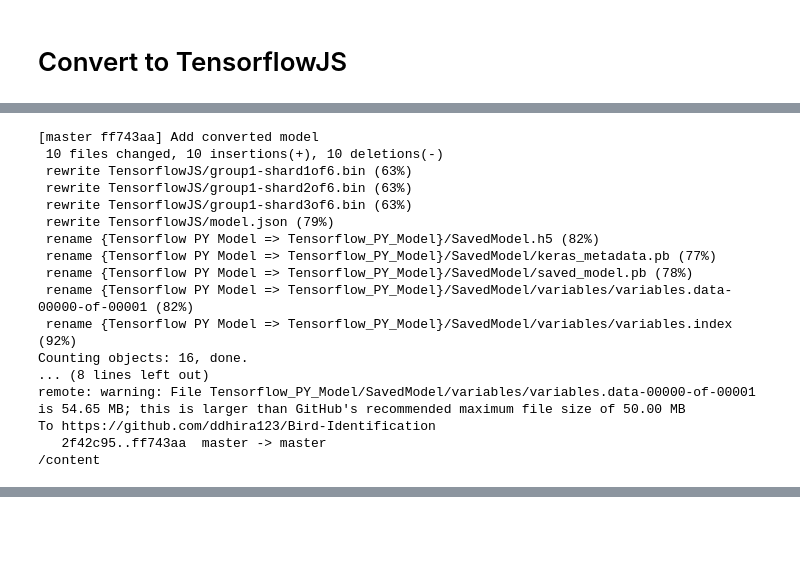
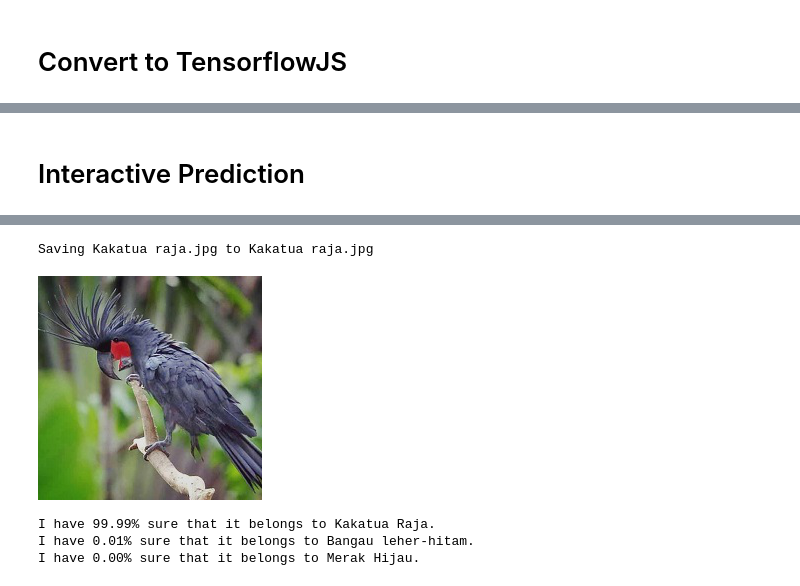
Before and after one commit to ddhira123/Bird-Identification, a Jupyter notebook: Skripsi.ipynb, the cells around one changed output, grey strips where cells are left out. Saved outputs shown, nothing was run; the diff lists cells and outputs as text; code cells hidden in the pictures; blank space fills up the shorter version.

```diff
--- a/Skripsi.ipynb
+++ b/Skripsi.ipynb
@@ -324,28 +361,0 @@ Checking out files: 100% (413/413), done.
-# %%
-import os
-if os.getcwd() != '/content/Bird-Identification' and os.path.isdir('/content/Bird-Identification'):
-  os.chdir(working_dir)
-
-!git add .
-!git commit -m 'Add converted model'  # commit in Colab
-!git push origin master          # push to github
-
-%cd ..
-# %% [output]
-[master ff743aa] Add converted model
- 10 files changed, 10 insertions(+), 10 deletions(-)
- rewrite TensorflowJS/group1-shard1of6.bin (63%)
- rewrite TensorflowJS/group1-shard2of6.bin (63%)
- rewrite TensorflowJS/group1-shard3of6.bin (63%)
- rewrite TensorflowJS/model.json (79%)
- rename {Tensorflow PY Model => Tensorflow_PY_Model}/SavedModel.h5 (82%)
- rename {Tensorflow PY Model => Tensorflow_PY_Model}/SavedModel/keras_metadata.pb (77%)
- rename {Tensorflow PY Model => Tensorflow_PY_Model}/SavedModel/saved_model.pb (78%)
- rename {Tensorflow PY Model => Tensorflow_PY_Model}/SavedModel/variables/variables.data-00000-of-00001 (82%)
- rename {Tensorflow PY Model => Tensorflow_PY_Model}/SavedModel/variables/variables.index (92%)
-Counting objects: 16, done.
-... (8 lines left out)
-remote: warning: File Tensorflow_PY_Model/SavedModel/variables/variables.data-00000-of-00001 is 54.65 MB; this is larger than GitHub's recommended maximum file size of 50.00 MB
-To https://github.com/ddhira123/Bird-Identification
-   2f42c95..ff743aa  master -> master
-/content
@@ -353,0 +362,2 @@ To https://github.com/ddhira123/Bird-Identification
+# %% [markdown]
+# Interactive Prediction
@@ -353,0 +366,13 @@ To https://github.com/ddhira123/Bird-Identification
+# %%
+from google.colab import files
+from io import BytesIO
+from PIL import Image
+import matplotlib.pyplot as plt
+
+uploaded = files.upload()
+last_uploaded = list(uploaded.keys())[-1]
+im = Image.open(BytesIO(uploaded[last_uploaded]))
+
+im = im.resize(size=(224,224))
+display(im)
+# %% [output]
@@ -353,0 +380,36 @@ To https://github.com/ddhira123/Bird-Identification
+Saving Kakatua raja.jpg to Kakatua raja.jpg
+[figure, added]
+# %%
+img = np.array(im)
+img = img / 255.0
+prediction1 = model.predict(img[None,:,:])
+sorting = (-prediction1).argsort()
+
+# getting the top 2 predictions
+sorted_ = sorting[0][:3]
+
+class_labels = ['Bangau leher-hitam',
+ 'Curik Bali',
+ 'Ekek Geling',
+ 'Gelatik Jawa',
+ 'Kakatua Raja',
+ 'Luntur harimau',
+ 'Merak Hijau',
+ 'Paok Bidadari',
+ 'Raja udang kalung-biru Jawa',
+ 'Sikatan besar']
+
+for value in sorted_:
+    # you can get your classes from the encoder(your_classes = encoder.classes_)
+    # or from a dictionary that you created before.
+    # And then we access them with the predicted index.
+    predicted_label = class_labels[value]
+
+    # just some rounding steps
+    prob = (prediction1[0][value]) * 100
+    prob = "%.2f" % round(prob,2)
+    print("I have {}% sure that it belongs to {}.".format(prob, predicted_label))
+# %% [output]
+I have 99.99% sure that it belongs to Kakatua Raja.
+I have 0.01% sure that it belongs to Bangau leher-hitam.
+I have 0.00% sure that it belongs to Merak Hijau.
```
Also changed, not shown: parts of 54 cells of this notebook.
